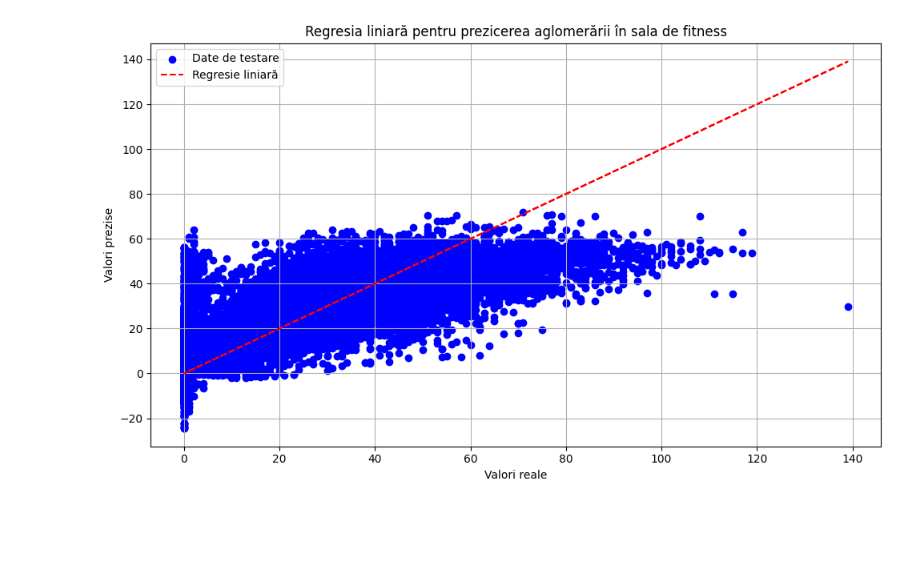
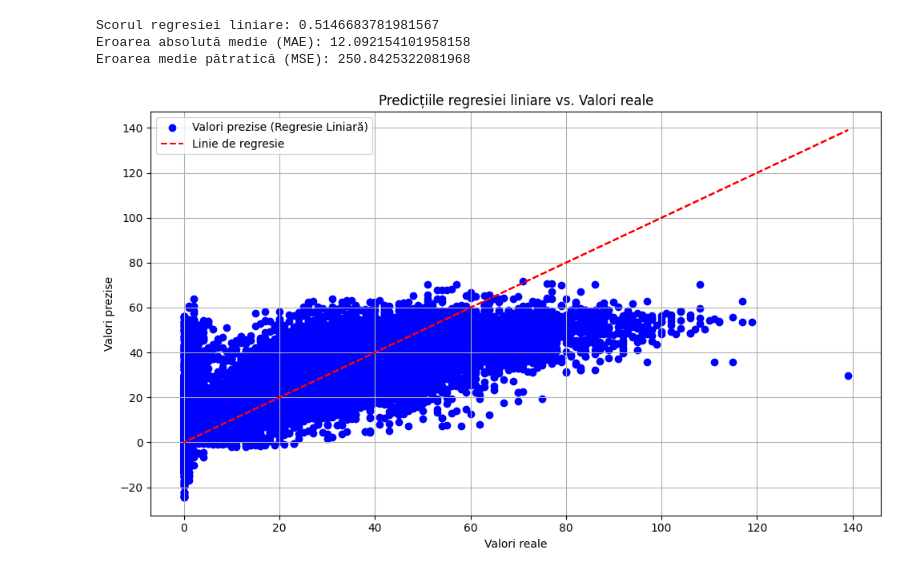
Before and after one commit to AntonelCrisan/CrowdednessCampusGYM, a Jupyter notebook: CrowdednessCampusGYM.ipynb, the cells around one changed output. Drawn from its saved outputs; the diff is of its cells as text; code cells hidden in the pictures; blank space fills up the shorter version.

```diff
--- a/CrowdednessCampusGYM.ipynb
+++ b/CrowdednessCampusGYM.ipynb
@@ -0,0 +1,5 @@
+# %%
+import pandas as pd
+dataImportanta_Caracteristici = pd.read_csv('dataImportanta_Caracteristici.csv', header = None)
+dataL = pd.read_csv('dataSetForLearning.csv', header=None)
+dataPersoane = pd.read_csv('dataPersoane.csv', header=None)
@@ -1,39 +89,54 @@
 # %%
 import pandas as pd
 from sklearn.model_selection import train_test_split
 from sklearn.linear_model import LinearRegression
+from sklearn.metrics import mean_absolute_error, mean_squared_error
 import matplotlib.pyplot as plt
 
-# Încărcarea datelor din fișierul CSV într-un DataFrame pandas
-data = pd.read_csv('dataset.csv', header=None, names=['NumarOameni', 'Data', 'Timestamp', 'ZiSaptamana',
-                                                          'Weekend', 'ZiLibera', 'TemperaturaF', 'InceputSemestru',
-                                                          'TimpulSemestrului', 'Luna', 'Ora'])
 
-# Selectarea caracteristicilor și a variabilei de răspuns
-X = data[['ZiSaptamana', 'Weekend', 'ZiLibera', 'TemperaturaF', 'InceputSemestru', 'TimpulSemestrului', 'Luna', 'Ora']]
-y = data['NumarOameni']
+
+# Separarea caracteristicilor și variabilei de răspuns
+X = dataImportanta_Caracteristici.iloc[:, 2:]  # Excludem primele două coloane (datetime și numărul de persoane în sală) pentru caracteristici
+y = dataPersoane  # Prima coloană (numărul de persoane în sală) este variabila de răspuns
+y = y.values.ravel()
 
 # Divizarea datelor în set de antrenament și set de testare
 X_train, X_test, y_train, y_test = train_test_split(X, y, test_size=0.2, random_state=42)
 
 # Inițializarea și antrenarea modelului de regresie liniară
 model = LinearRegression()
 model.fit(X_train, y_train)
 
-# Efectuarea predicțiilor pe setul de testare
-predictions = model.predict(X_test)
+# Evaluarea modelului pe setul de testare
+score = model.score(X_test, y_test)
+print("Scorul regresiei liniare:", score)
+
+
+# Predicțiile făcute de modelul de regresie liniară
+predictions_linear_regression = model.predict(X_test)
+
+# Calcularea erorii absolute medii (MAE)
+mae_ann = mean_absolute_error(y_test, predictions_linear_regression)
+print("Eroarea absolută medie (MAE):", mae_ann)
+
+# Calcularea erorii medie pătratice (MSE)
+mse_ann = mean_squared_error(y_test, predictions_linear_regression)
+print("Eroarea medie pătratică (MSE):", mse_ann)
 
 # Trasarea graficului
 plt.figure(figsize=(10, 6))
-plt.scatter(y_test, predictions, color='blue', label='Date de testare')
-plt.plot(y_test, y_test, color='red', linestyle='--', label='Regresie liniară')
-plt.title('Regresia liniară pentru prezicerea aglomerării în sala de fitness')
+plt.scatter(y_test, predictions_linear_regression, color='blue', label='Valori prezise (Regresie Liniară)')
+plt.plot(y_test, y_test, color='red', linestyle='--', label='Linie de regresie')
+plt.title('Predicțiile regresiei liniare vs. Valori reale')
 plt.xlabel('Valori reale')
 plt.ylabel('Valori prezise')
 plt.legend()
 plt.grid(True)
 plt.tight_layout()
 plt.show()
 # %% [output]
+Scorul regresiei liniare: 0.5146683781981567
+Eroarea absolută medie (MAE): 12.092154101958158
+Eroarea medie pătratică (MSE): 250.8425322081968
-[figure, old version]
+[figure, new version]
 # %%
```
Also changed, not shown: parts of 6 cells of this notebook, 7 other files.
